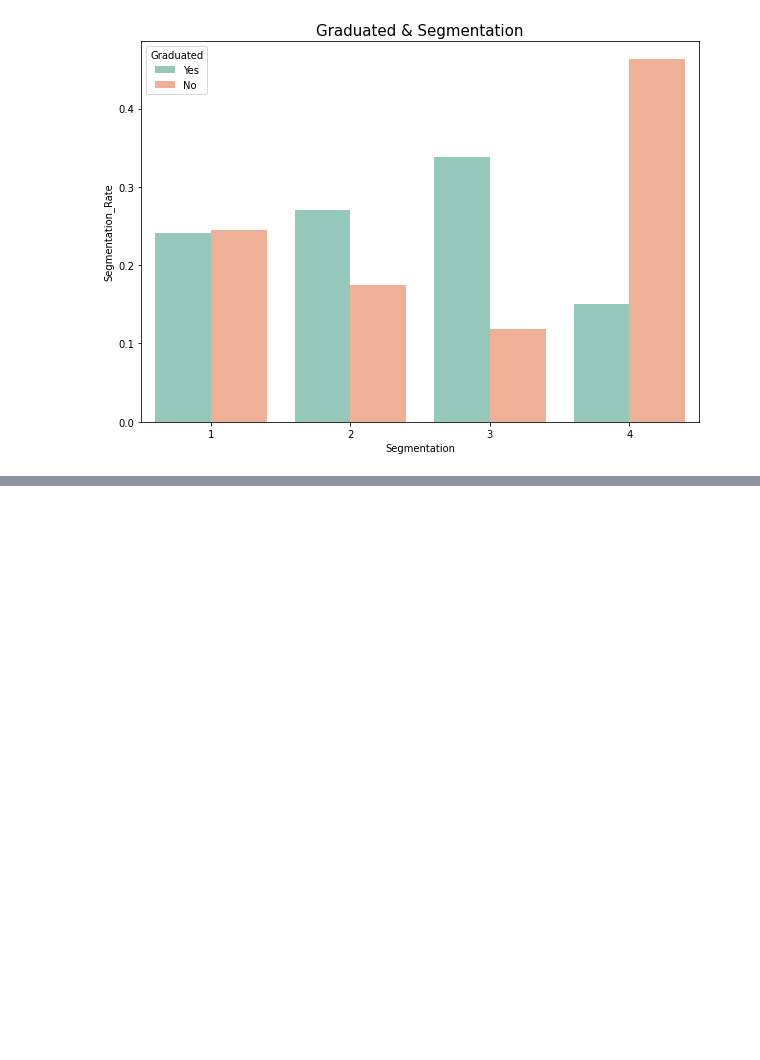
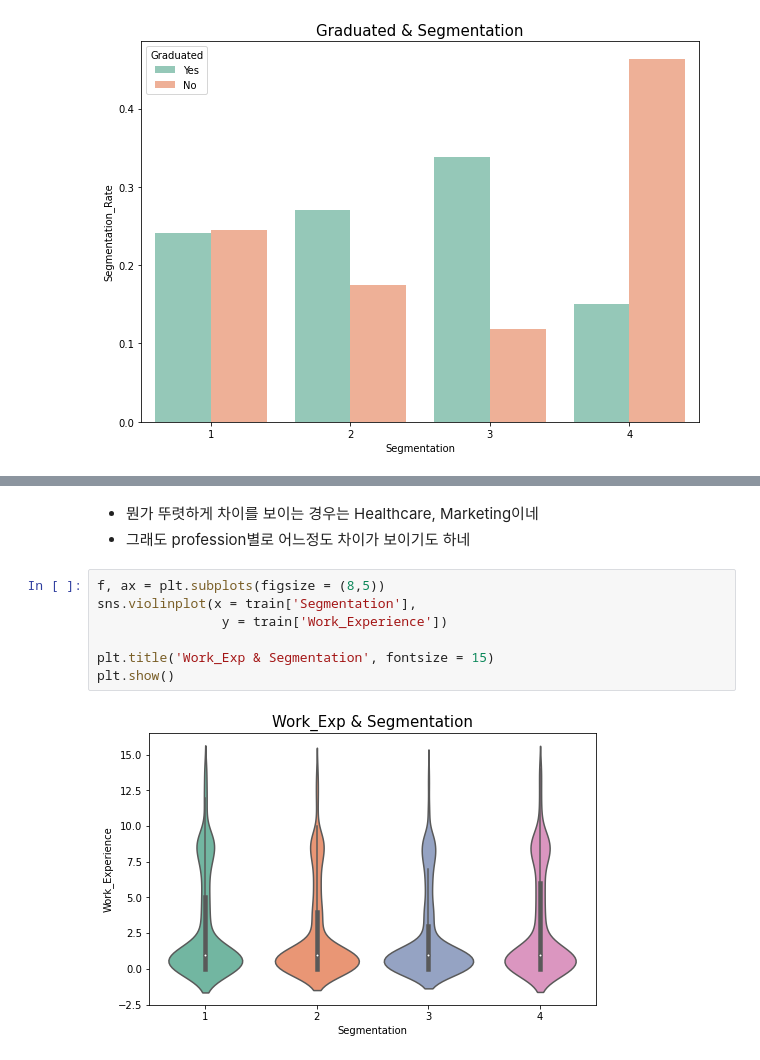
Before and after one commit to 0001010/BDAE_Certificate, a Jupyter notebook: Kaggle_practice/유형2/4회 기출 유형2.ipynb, the cells around one changed output, grey strips where cells are left out. Drawn from its saved outputs; the diff is of its cells as text; blank space fills up the shorter version.

```diff
--- a/Kaggle_practice/유형2/4회 기출 유형2.ipynb
+++ b/Kaggle_practice/유형2/4회 기출 유형2.ipynb
@@ -124,0 +163,12 @@ plt.show()
+# %% [markdown]
+- 뭔가 뚜렷하게 차이를 보이는 경우는 Healthcare, Marketing이네
+- 그래도 profession별로 어느정도 차이가 보이기도 하네
+# %%
+f, ax = plt.subplots(figsize = (8,5))
+sns.violinplot(x = train['Segmentation'],
+                y = train['Work_Experience'])
+
+plt.title('Work_Exp & Segmentation', fontsize = 15)
+plt.show()
+# %% [output]
+[figure, added]
```
Also changed, not shown: parts of 17 cells of this notebook, 1 other file.
